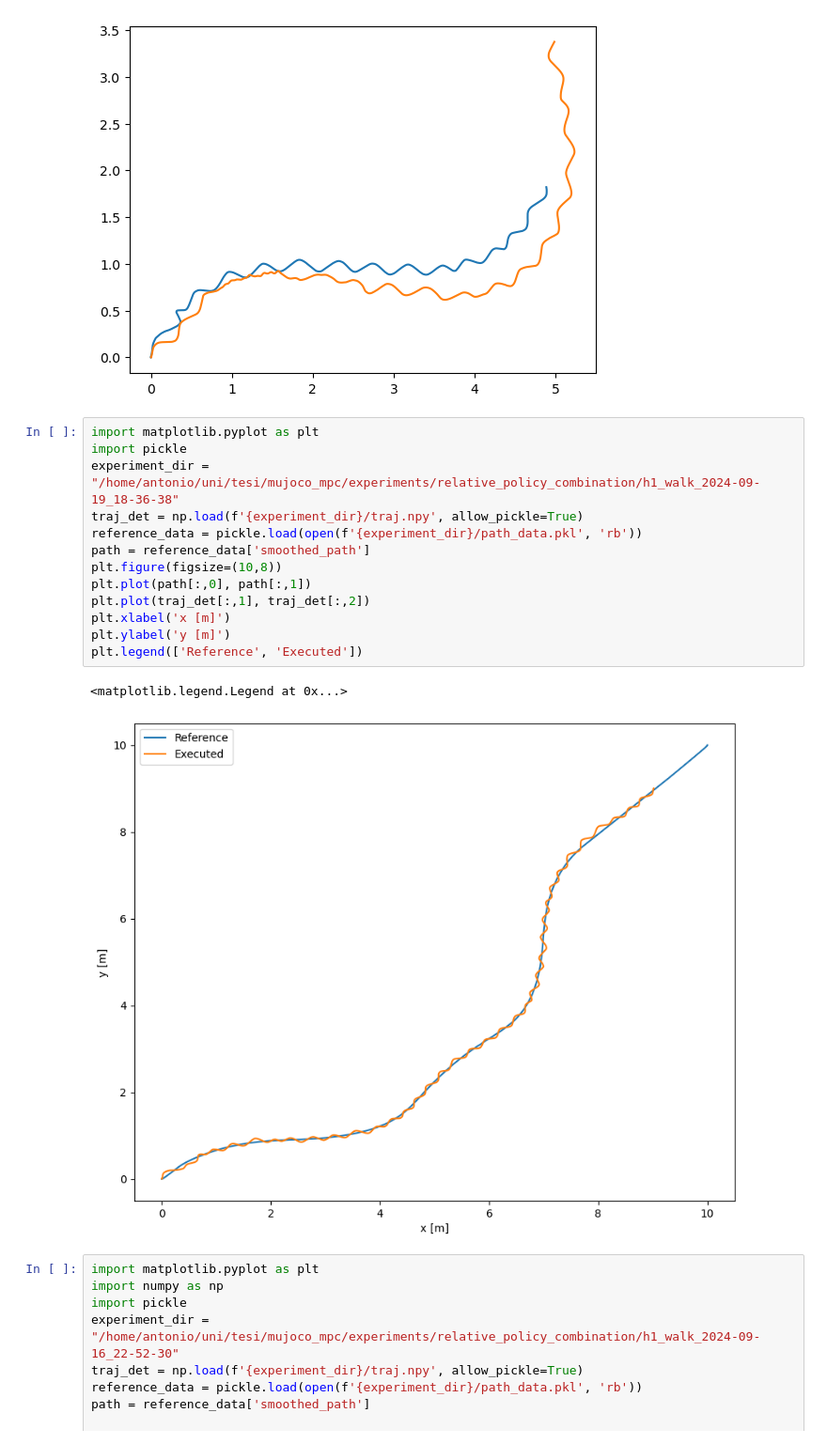
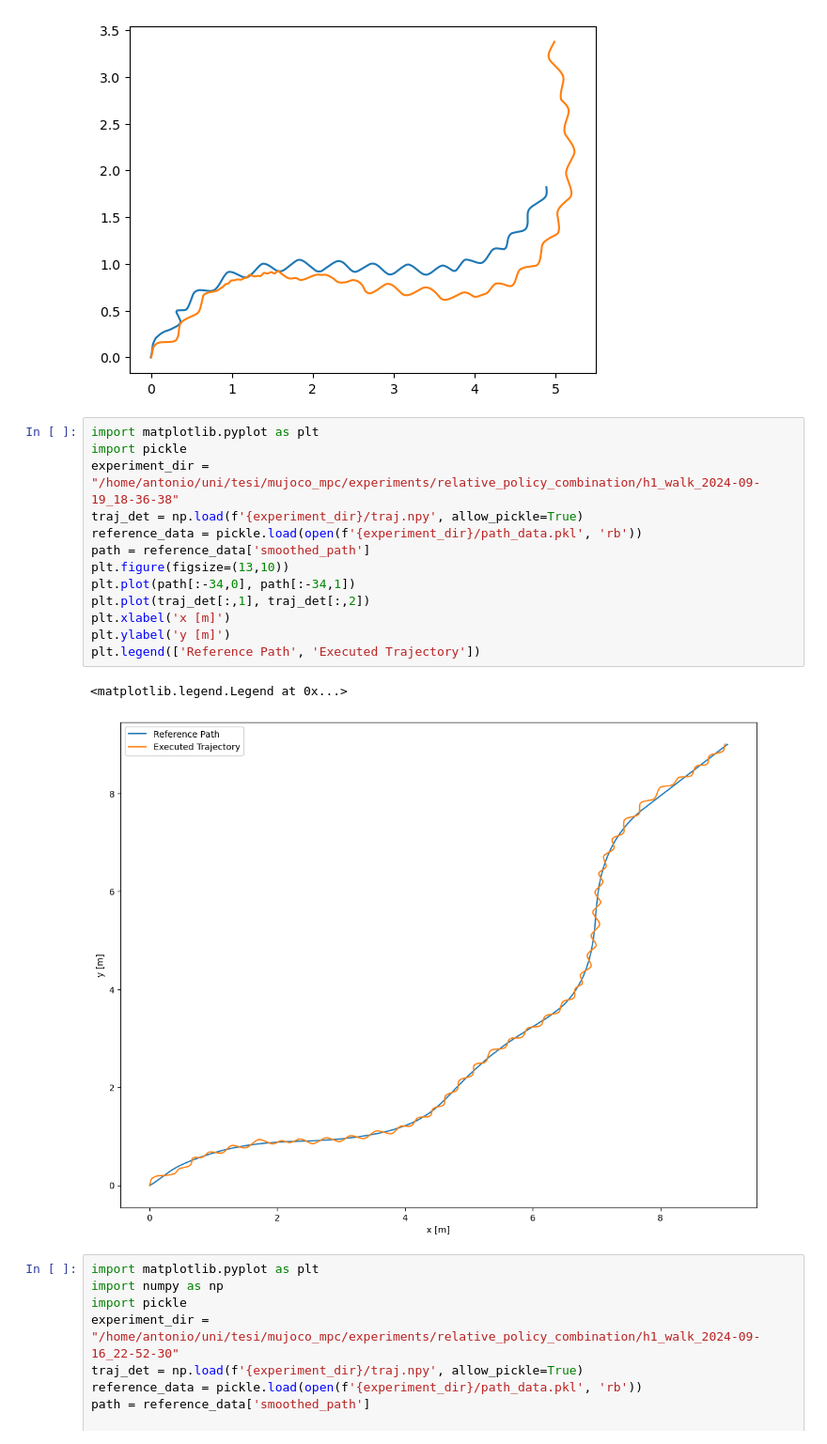
Before and after one commit to AntoSave/mujoco_mpc, a Jupyter notebook: tuning/test.ipynb, the cells around one changed output. Shown at 94% size. Cells and saved outputs as stored; diff of their text form.

```diff
--- a/tuning/test.ipynb
+++ b/tuning/test.ipynb
@@ -325,19 +325,19 @@ plt.plot(traj_prob[:,1], traj_prob[:,2])
 # %%
 import matplotlib.pyplot as plt
 import pickle
 experiment_dir = "/home/antonio/uni/tesi/mujoco_mpc/experiments/relative_policy_combination/h1_walk_2024-09-19_18-36-38"
 traj_det = np.load(f'{experiment_dir}/traj.npy', allow_pickle=True)
 reference_data = pickle.load(open(f'{experiment_dir}/path_data.pkl', 'rb'))
 path = reference_data['smoothed_path']
-plt.figure(figsize=(10,8))
-plt.plot(path[:,0], path[:,1])
+plt.figure(figsize=(13,10))
+plt.plot(path[:-34,0], path[:-34,1])
 plt.plot(traj_det[:,1], traj_det[:,2])
 plt.xlabel('x [m]')
 plt.ylabel('y [m]')
-plt.legend(['Reference', 'Executed'])
+plt.legend(['Reference Path', 'Executed Trajectory'])
 # %% [output]
 <matplotlib.legend.Legend at 0x...>
-[figure, old version]
+[figure, new version]
 # %%
 import matplotlib.pyplot as plt
 import numpy as np
```
Also changed, not shown: parts of 10 cells of this notebook.
